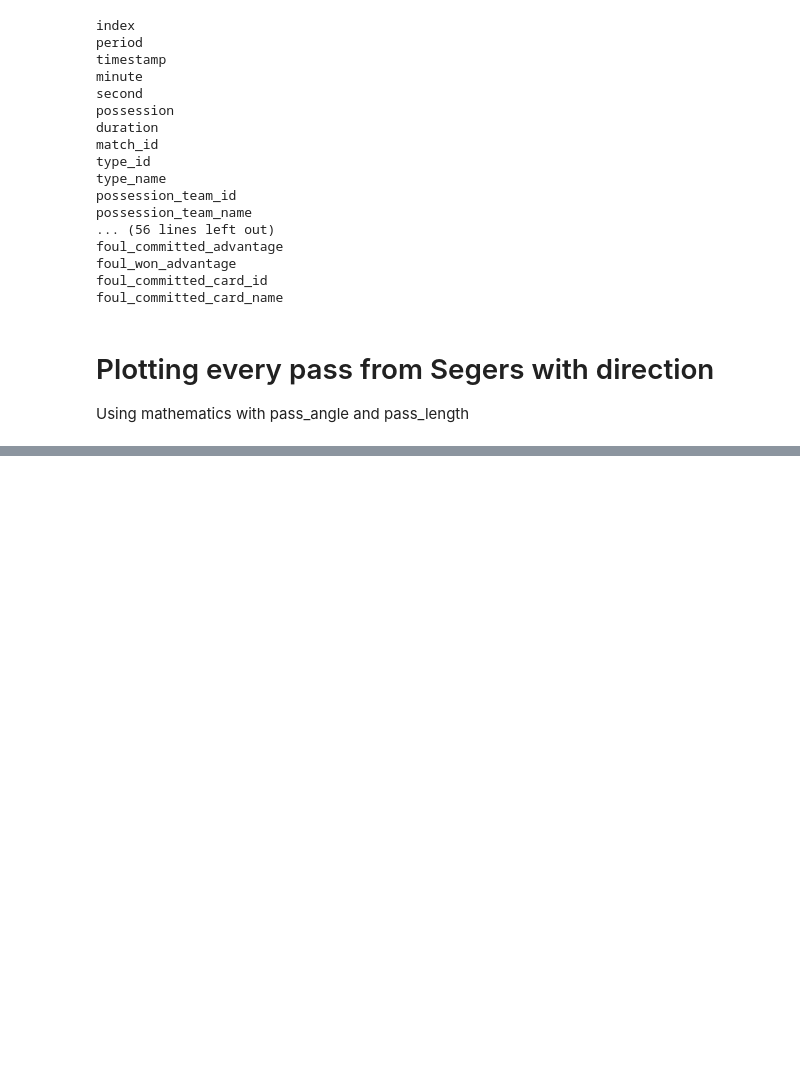
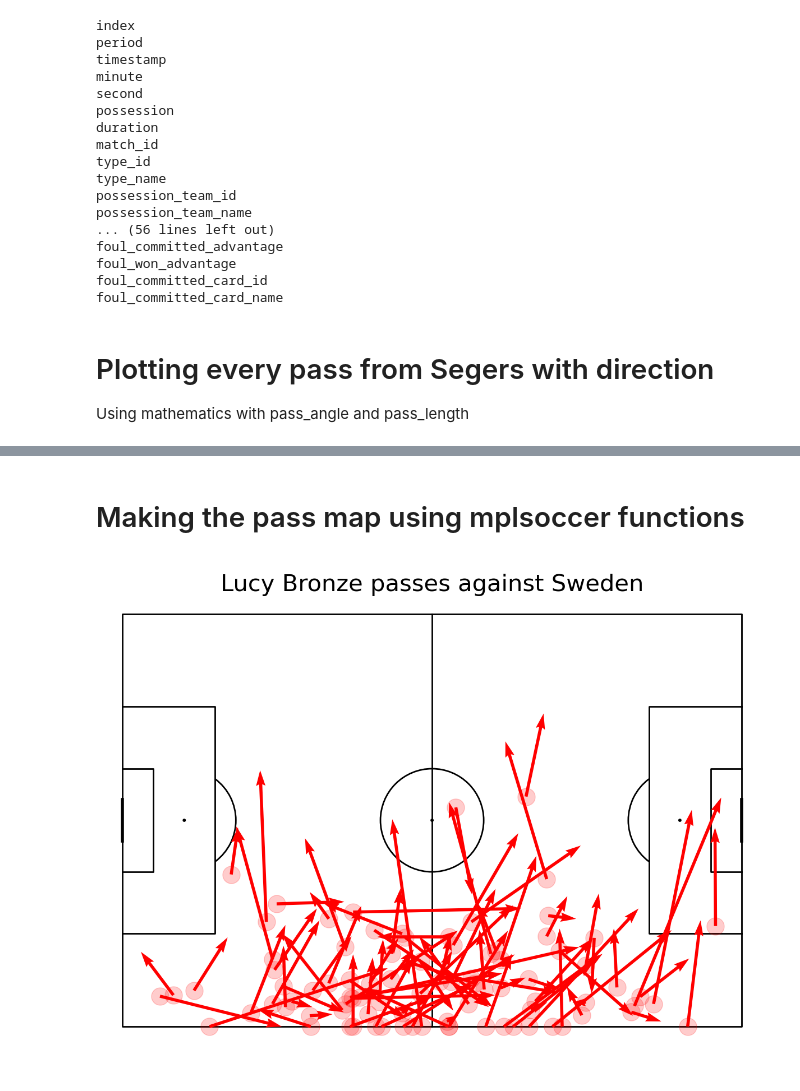
Before and after one commit to plsreply-anton/SoccerMatics, a Jupyter notebook: passPlot.ipynb, the cells around one changed output, grey strips where cells are left out. Saved outputs shown, nothing was run; the diff lists cells and outputs as text; code cells hidden in the pictures; blank space fills up the shorter version.

```diff
--- a/passPlot.ipynb
+++ b/passPlot.ipynb
@@ -136,0 +163,16 @@ plt.show()
+# %% [markdown]
+# Making the pass map using mplsoccer functions
+# %%
+mask_bronze = (df.type_name == 'Pass') & (df.player_name == "Lucy Bronze")
+df_pass = df.loc[mask_bronze, ['x', 'y', 'end_x', 'end_y']]
+
+pitch = Pitch(line_color='black')
+fig, ax = pitch.grid(grid_height=0.9, title_height=0.06, axis=False,
+                     endnote_height=0.04, title_space=0, endnote_space=0)
+pitch.arrows(df_pass.x, df_pass.y,
+            df_pass.end_x, df_pass.end_y, color = "red", ax=ax['pitch'])
+pitch.scatter(df_pass.x, df_pass.y, alpha = 0.2, s = 500, color = "red", ax=ax['pitch'])
+fig.suptitle("Lucy Bronze passes against Sweden", fontsize = 30)
+plt.show()
+# %% [output]
+[figure, added]
```
Also changed, not shown: parts of 4 cells of this notebook, 4 other files.
